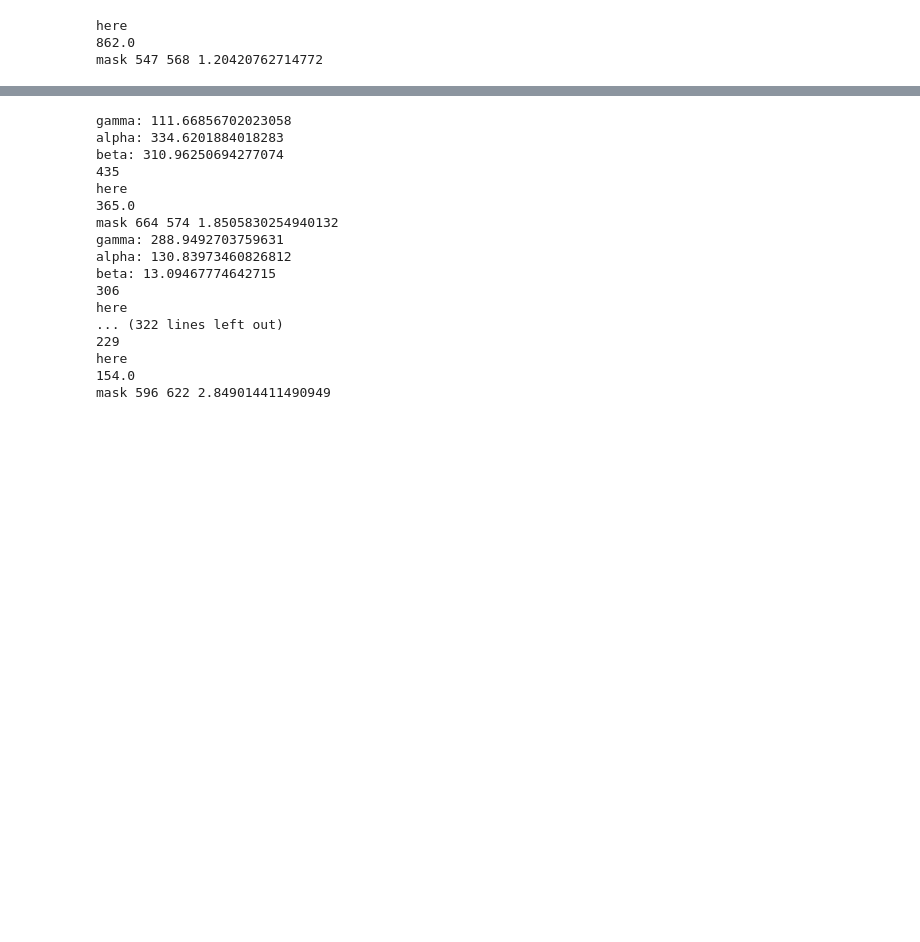
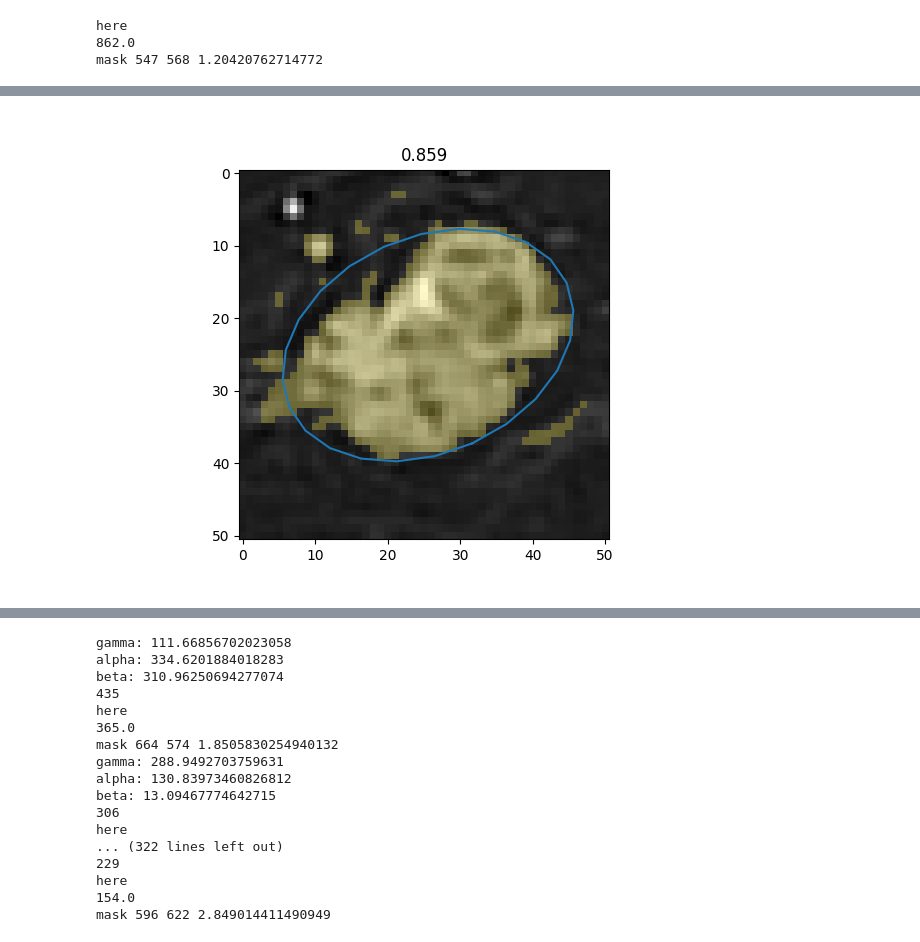
Before and after one commit to pstnmz/UQ_toolbox, a Jupyter notebook: CNN_db_creation _Ozgun.ipynb, the cells around one changed output, grey strips where cells are left out. Saved outputs shown, nothing was run; the diff lists cells and outputs as text; code cells hidden in the pictures; blank space fills up the shorter version.

```diff
--- a/CNN_db_creation _Ozgun.ipynb
+++ b/CNN_db_creation _Ozgun.ipynb
@@ -75,12 +76,14 @@ def ellipse_perimeter(a, b):
     perimeter = np.pi * (a + b) * (1 + (3 * h) / (10 + np.sqrt(4 - 3 * h)))
     return perimeter
 # %%
-def compute_dice_ellipse(a, b, eigen_vect, mask_slice):
+def compute_dice_ellipse(a, b, eigen_vect, mask_slice, center=None):
 
     angle1 = np.arctan(eigen_vect[1][1]/eigen_vect[1][0])
     angle2 = np.arctan(eigen_vect[1][1]/eigen_vect[1][0]) + np.deg2rad(90)
 
-    center = ndimage.center_of_mass(cp.asarray(sitk.GetArrayFromImage(mask_slice)))
+    if center is None:
+        center = ndimage.center_of_mass(cp.asarray(sitk.GetArrayFromImage(mask_slice)))
+
     xy1 = EllipseModel().predict_xy(np.linspace(0, 2 * np.pi, 25), params=(center[1].item(), center[0].item(), a, b, angle1))
     xy2 = EllipseModel().predict_xy(np.linspace(0, 2 * np.pi, 25), params=(center[1].item(), center[0].item(), a, b, angle2))
     ell1 = ellipse(center[1].item(), center[0].item(), a, b, rotation=angle1)
@@ -435,0 +420,12 @@ def plot_slices(slices_im, slices_ma, slices_bb, center_ells, slices_nbs, ells,
+# %%
+def compute_ellipse_envelope(mask):
+    coords = np.column_stack(np.nonzero(sitk.GetArrayFromImage(mask)))
+
+    # Fit an Elliptic Envelope
+    envelope = EllipticEnvelope().fit(coords)
+    center = envelope.location_
+    # Access the covariance matrix of the ellipse
+    covariance = cp.array(envelope.covariance_)
+    eigenvalues, eigenvectors = eigh(covariance)
+
+    return eigenvalues, eigenvectors, center
@@ -479,22 +497,15 @@ with cp.cuda.Device(1):
 
         image = sitk_img[:, :, 0] if filled is True else sitk_img
         resized_image = resized_image[:, :, 0] if filled is True else resized_image
-        results, features_eigenvect, a, b, ellipticity = for_ellipse_creation(features_40_slice, image, sitk_mask)
-        results_resized, features_eigenvect_resized, a_resized, b_resized, _ = for_ellipse_creation(features_40_slice_resized, resized_image, resized_mask)
 
-        coords = np.column_stack(np.nonzero(sitk.GetArrayFromImage(sitk_mask)))
-        mean_coords = np.mean(coords, axis=0)
-        centered_coords = coords - mean_coords
-        # Fit an Elliptic Envelope
-        envelope = EllipticEnvelope(contamination=0.000001).fit(centered_coords)
+        results, features_eigenvect, a, b, ellipticity = for_ellipse_creation(sitk_mask, features_40_slice, image, method='PCA')
+        results_resized, features_eigenvect_resized, a_resized, b_resized, _ = for_ellipse_creation(resized_mask, features_40_slice_resized, resized_image, method='PCA')
+        eigenvectors_MCD,  a_MCD, b_MCD, center_MCD = for_ellipse_creation(sitk_mask, method='MCD')
+        eigenvectors_RPCA, a_RPCA, b_RPCA, center_RPCA = for_ellipse_creation(sitk_mask, method='RPCA')
 
-        # Access the covariance matrix of the ellipse
-        covariance = envelope.covariance_
+        res_MCD, di_MCD, cont_ellipse_MCD, mask_ell_MCD, center_MCD = compute_dice_ellipse(a_MCD, b_MCD, np.array(eigenvectors_MCD.get()), sitk_mask, center=center_MCD)
+        res_rpca, di_rpca, cont_ellipse_rpca, mask_ell_rpca, center_rpca = compute_dice_ellipse(a_RPCA, b_RPCA, np.array(eigenvectors_RPCA.get()), sitk_mask, center=center_RPCA)
 
-        # Perform eigen decomposition to get axes and orientation
-        eigenvalues, eigenvectors = np.linalg.eigh(covariance)
-
-        res_rob, di_rob, cont_ellipse_rob, mask_ell_rob, center_rob = compute_dice_ellipse(2*np.sqrt(eigenvalues)[0], 2*np.sqrt(eigenvalues)[1], eigenvectors, sitk_mask)
         res, di, cont_ellipse, mask_ell, center = compute_dice_ellipse(a, b, features_eigenvect, sitk_mask)
         _, di_resized, _, _, _ = compute_dice_ellipse(a_resized, b_resized, features_eigenvect_resized, resized_mask)
 
@@ -514,0 +523,4 @@ plot_1slice(final_rot_image, final_rot_mask, final_rot_mask_bb, center, slice, c
+# %%
+plot_1slice(final_rot_image, final_rot_mask, final_rot_mask_bb, center_MCD, slice, cont_ellipse_MCD, di_MCD, di_resized)
+# %% [output]
+[figure, added]
```
Also changed, not shown: parts of 14 cells of this notebook.
